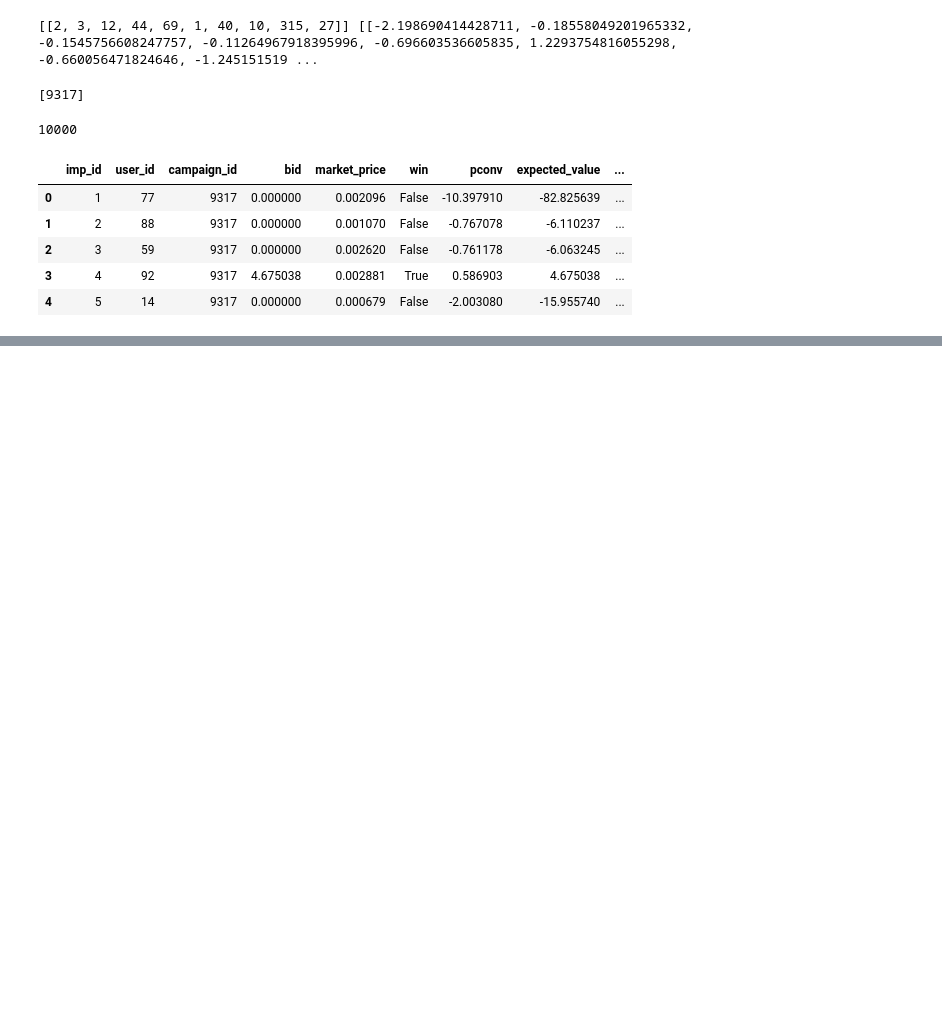
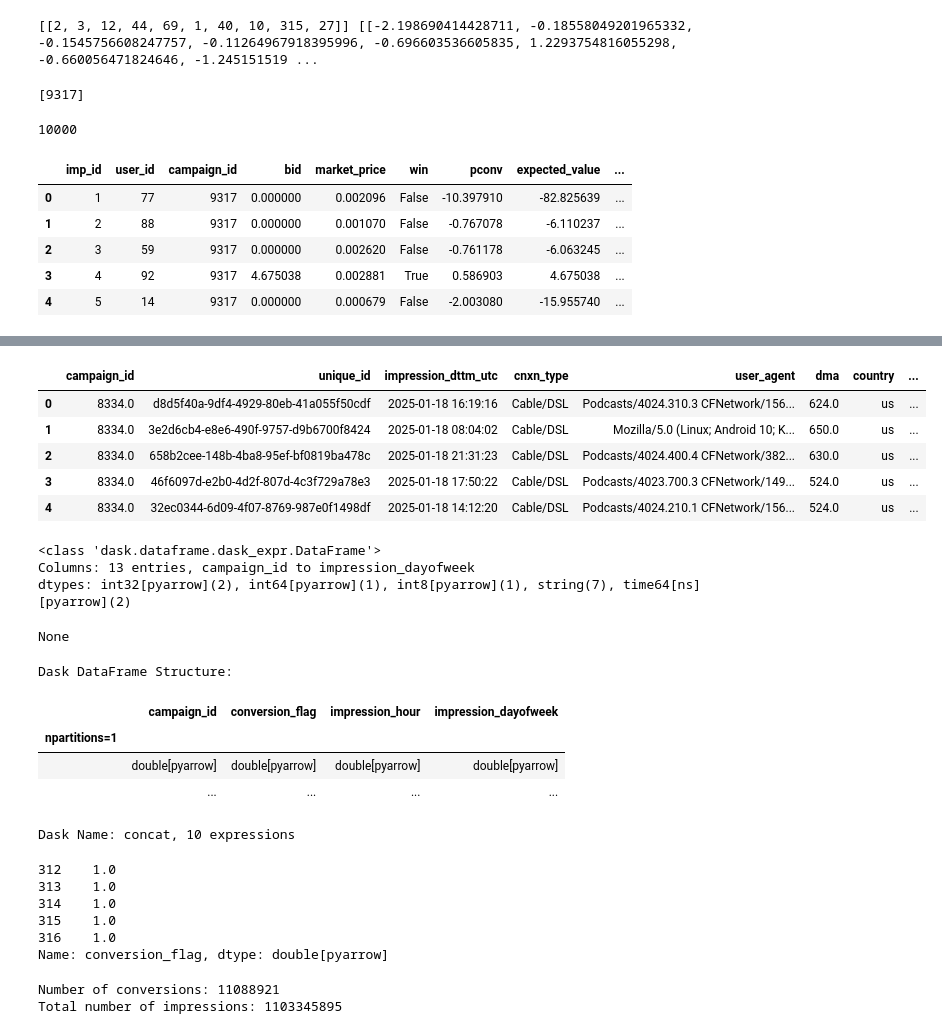
Before and after one commit to paramkpr/AuctioNN, a Jupyter notebook: notebooks/dev.ipynb, the cells around one changed output, grey strips where cells are left out. Saved outputs shown, nothing was run; the diff lists cells and outputs as text; code cells hidden in the pictures; blank space fills up the shorter version.

```diff
--- a/notebooks/dev.ipynb
+++ b/notebooks/dev.ipynb
@@ -78,0 +197,63 @@ display(df_conversions.info())
+# %%
+import dask.dataframe as dd
+import pyarrow as pa
+from dask.dataframe.utils import make_meta
+
+meta_cols = {
+    "campaign_id"          : "int64",
+    "unique_id"            : "str",
+    "impression_dttm_utc"   : "time64[ns]",
+    "cnxn_type"            : "str",
+    "user_agent"           : "str",
+    "dma"                  : "str",
+    "country"              : "str",
+    "prizm_premier_code"   : "str",
+    "device_type"          : "str",
+    "conv_dttm_utc"        : "time64[ns]",
+    "conversion_flag"      : "int8",
+    "impression_hour"      : "Int32",
+    "impression_dayofweek" : "Int32",
+}
+schema = pa.schema(meta_cols)
+
+merged = dd.read_parquet(
+    "./data/merged/train",
+    engine="pyarrow",
+    dataset={"schema": schema},
+    dtype_backend="pyarrow",
+    # split_row_groups="adaptive",
+    # chunksize="64MB",
+)
+
+display(merged.head())
+display(merged.info())
+display(merged.describe())
+
+display(merged[merged["conversion_flag"] == 1]["conversion_flag"].head())
+print(f"Number of conversions: {len(merged[merged['conversion_flag'] == 1])}")
+print(f"Total number of impressions: {len(merged)}")
+# %% [output]
+|  | campaign_id | unique_id | impression_dttm_utc | cnxn_type | user_agent | dma | country | ... |
+| 0 | 8334.0 | d8d5f40a-9df4-4929-80eb-41a055f50cdf | 2025-01-18 16:19:16 | Cable/DSL | Podcasts/4024.310.3 CFNetwork/156... | 624.0 | us | ... |
+| 1 | 8334.0 | 3e2d6cb4-e8e6-490f-9757-d9b6700f8424 | 2025-01-18 08:04:02 | Cable/DSL | Mozilla/5.0 (Linux; Android 10; K... | 650.0 | us | ... |
+| 2 | 8334.0 | 658b2cee-148b-4ba8-95ef-bf0819ba478c | 2025-01-18 21:31:23 | Cable/DSL | Podcasts/4024.400.4 CFNetwork/382... | 630.0 | us | ... |
+| 3 | 8334.0 | 46f6097d-e2b0-4d2f-807d-4c3f729a78e3 | 2025-01-18 17:50:22 | Cable/DSL | Podcasts/4023.700.3 CFNetwork/149... | 524.0 | us | ... |
+| 4 | 8334.0 | 32ec0344-6d09-4f07-8769-987e0f1498df | 2025-01-18 14:12:20 | Cable/DSL | Podcasts/4024.210.1 CFNetwork/156... | 524.0 | us | ... |
+<class 'dask.dataframe.dask_expr.DataFrame'>
+Columns: 13 entries, campaign_id to impression_dayofweek
+dtypes: int32[pyarrow](2), int64[pyarrow](1), int8[pyarrow](1), string(7), time64[ns][pyarrow](2)
+None
+Dask DataFrame Structure:
+|  | campaign_id | conversion_flag | impression_hour | impression_dayofweek |
+| npartitions=1 |  |  |  |  |
+|  | double[pyarrow] | double[pyarrow] | double[pyarrow] | double[pyarrow] |
+|  | ... | ... | ... | ... |
+Dask Name: concat, 10 expressions
+312    1.0
+313    1.0
+314    1.0
+315    1.0
+316    1.0
+Name: conversion_flag, dtype: double[pyarrow]
+Number of conversions: 11088921
+Total number of impressions: 1103345895
```
Also changed, not shown: parts of 7 cells of this notebook, 3 other files.
